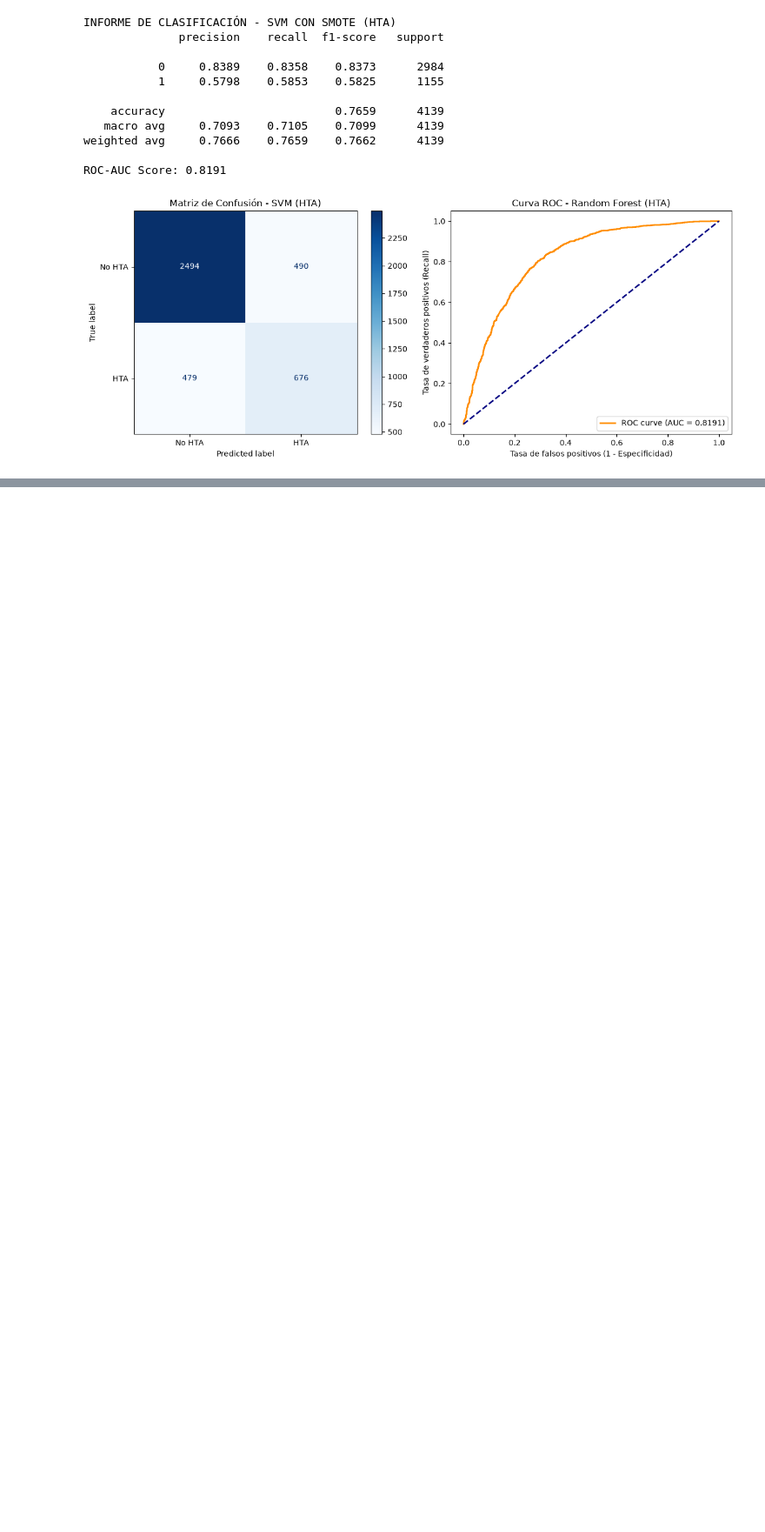
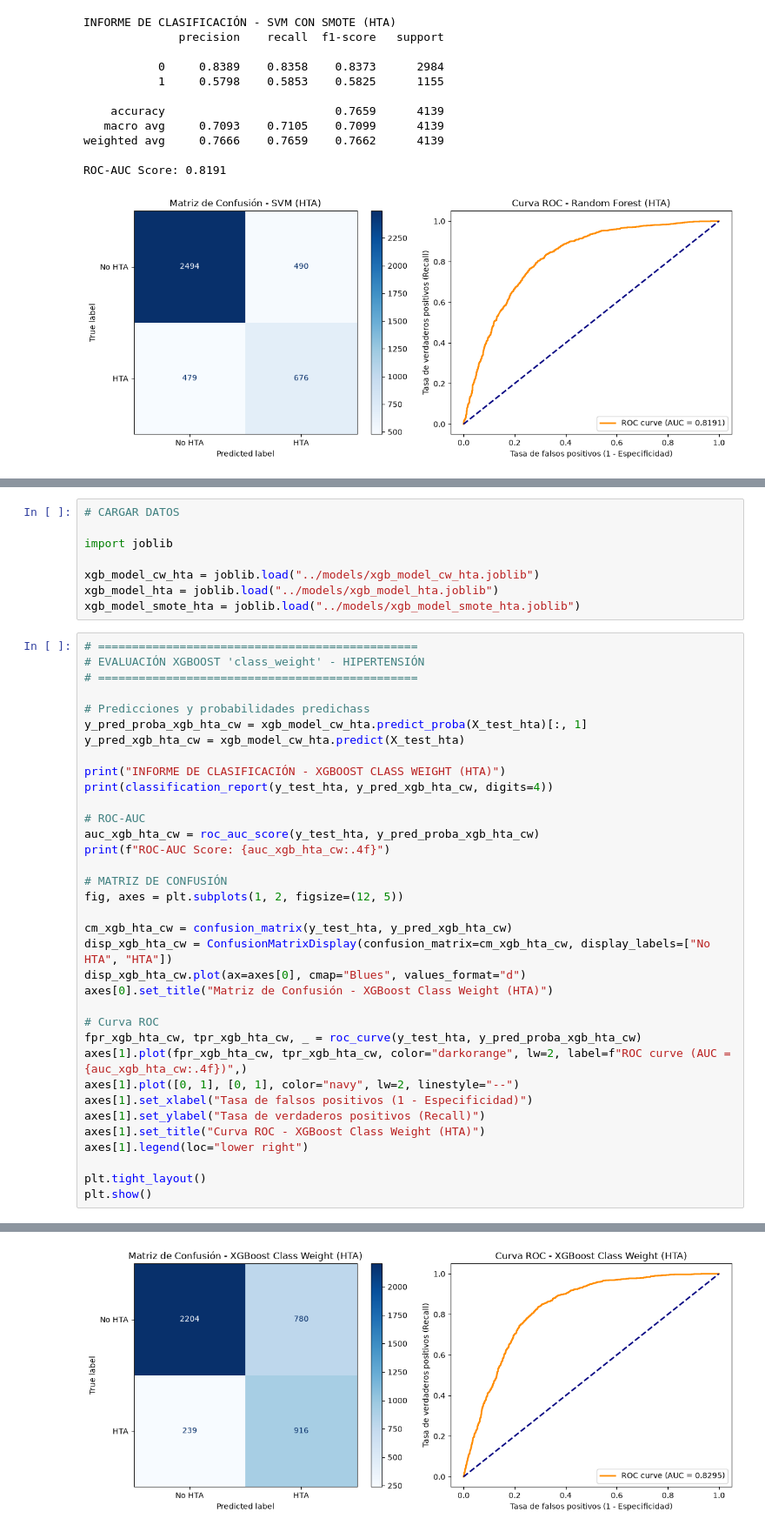
Before and after one commit to aldyvergara22-create/Hypertension-Diabetes-ML-detection, a Jupyter notebook: notebooks/05_Evaluación_Modelos_Hipertensión.ipynb, the cells around one changed output, grey strips where cells are left out. Shown at 87% size. Drawn from its saved outputs; the diff is of its cells as text; blank space fills up the shorter version.

Commit message:
Modelado XGBoost

```diff
--- a/notebooks/05_Evaluación_Modelos_Hipertensión.ipynb
+++ b/notebooks/05_Evaluación_Modelos_Hipertensión.ipynb
@@ -679,0 +682,44 @@ ROC-AUC Score: 0.8191
+# %%
+# CARGAR DATOS
+
+import joblib
+
+xgb_model_cw_hta = joblib.load("../models/xgb_model_cw_hta.joblib")
+xgb_model_hta = joblib.load("../models/xgb_model_hta.joblib")
+xgb_model_smote_hta = joblib.load("../models/xgb_model_smote_hta.joblib")
+# %%
+# ===============================================
+# EVALUACIÓN XGBOOST 'class_weight' - HIPERTENSIÓN
+# ===============================================
+
+# Predicciones y probabilidades predichass
+y_pred_proba_xgb_hta_cw = xgb_model_cw_hta.predict_proba(X_test_hta)[:, 1]
+y_pred_xgb_hta_cw = xgb_model_cw_hta.predict(X_test_hta)
+
+print("INFORME DE CLASIFICACIÓN - XGBOOST CLASS WEIGHT (HTA)")
+print(classification_report(y_test_hta, y_pred_xgb_hta_cw, digits=4))
+
+# ROC-AUC
+auc_xgb_hta_cw = roc_auc_score(y_test_hta, y_pred_proba_xgb_hta_cw)
+print(f"ROC-AUC Score: {auc_xgb_hta_cw:.4f}")
+
+# MATRIZ DE CONFUSIÓN
+fig, axes = plt.subplots(1, 2, figsize=(12, 5))
+
+cm_xgb_hta_cw = confusion_matrix(y_test_hta, y_pred_xgb_hta_cw)
+disp_xgb_hta_cw = ConfusionMatrixDisplay(confusion_matrix=cm_xgb_hta_cw, display_labels=["No HTA", "HTA"])
+disp_xgb_hta_cw.plot(ax=axes[0], cmap="Blues", values_format="d")
+axes[0].set_title("Matriz de Confusión - XGBoost Class Weight (HTA)")
+
+# Curva ROC
+fpr_xgb_hta_cw, tpr_xgb_hta_cw, _ = roc_curve(y_test_hta, y_pred_proba_xgb_hta_cw)
+axes[1].plot(fpr_xgb_hta_cw, tpr_xgb_hta_cw, color="darkorange", lw=2, label=f"ROC curve (AUC = {auc_xgb_hta_cw:.4f})",)
+axes[1].plot([0, 1], [0, 1], color="navy", lw=2, linestyle="--")
+axes[1].set_xlabel("Tasa de falsos positivos (1 - Especificidad)")
+axes[1].set_ylabel("Tasa de verdaderos positivos (Recall)")
+axes[1].set_title("Curva ROC - XGBoost Class Weight (HTA)")
+axes[1].legend(loc="lower right")
+
+plt.tight_layout()
+plt.show()
+# %% [output]
@@ -679,0 +737 @@ ROC-AUC Score: 0.8191
+[figure, added]
```
Also changed, not shown: parts of 4 cells of this notebook, 3 other files.
